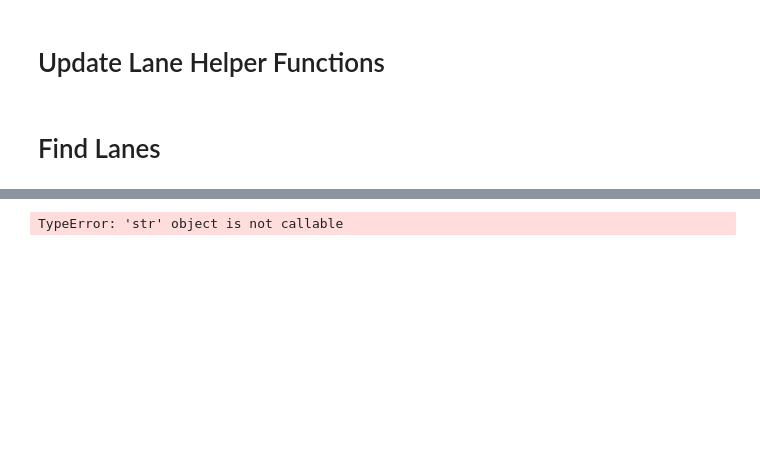
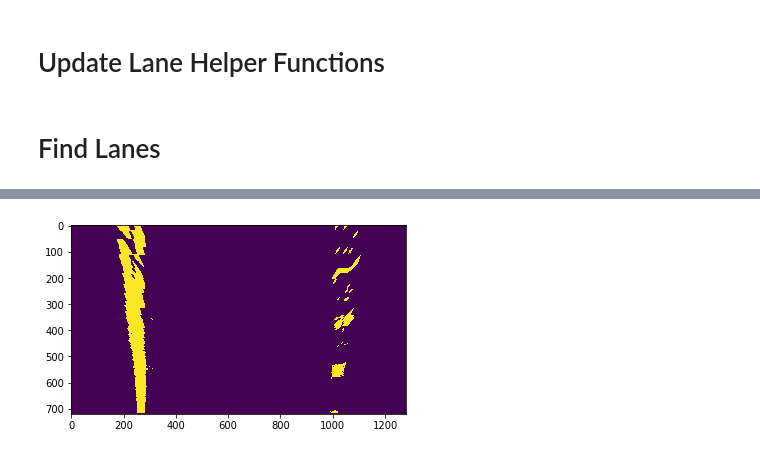
Before and after one commit to ClarenceKuo/advanced-lane-tracking, a Jupyter notebook: advanced-lane-tracking.ipynb, the cells around one changed output, grey strips where cells are left out. Cells and saved outputs as stored; diff of their text form; code cells hidden in the pictures; blank space fills up the shorter version.

Commit message:
FEATURE: build lane extraction finish pipeline() that prepare the material to extract lanes

```diff
--- a/advanced-lane-tracking.ipynb
+++ b/advanced-lane-tracking.ipynb
@@ -31,6 +31,8 @@ class Line():
         self.recent_xfitted = deque([])
         #average x values of the fitted line over the last n iterations
         self.bestx = None
+        # polynomial coefficients of the last n fits of the line
+        self.recent_fit = deque([])
         #polynomial coefficients averaged over the last n iterations
         self.best_fit = None
         #polynomial coefficients for the most recent fit
@@ -309,6 +306,7 @@ def update_line(idx,fit,fitx):
 # Find Lanes
 # %%
 def find_lane_pixels(binary_warped):
+    global midpoint
     # Take a histogram of the bottom half of the image
     histogram = np.sum(binary_warped[binary_warped.shape[0]//2:,:], axis=0)
     # Create an output image to draw on and visualize the result
@@ -387,6 +385,7 @@ def find_lane_pixels(binary_warped):
 
 
 def fit_polynomial(binary_warped):
+    global DEBUG
     # Find our lane pixels first
     leftx, lefty, rightx, righty, out_img = find_lane_pixels(binary_warped)
 
@@ -394,25 +393,21 @@ def fit_polynomial(binary_warped):
     left_fit = np.polyfit(lefty, leftx, 2)
     right_fit = np.polyfit(righty, rightx, 2)
 
-    curv_left, curv_right = get_curv(binary_warped.shape, left_fit, right_fit)
-    print("curvature:"(curv_left, curv_right))
     # Generate x and y values for plotting
     ploty = np.linspace(0, binary_warped.shape[0]-1, binary_warped.shape[0] )
     left_fitx = left_fit[0]*ploty**2 + left_fit[1]*ploty + left_fit[2]
     right_fitx = right_fit[0]*ploty**2 + right_fit[1]*ploty + right_fit[2]
 
-    ## Visualization ##
-    # Colors in the left and right lane regions
-    out_img[lefty, leftx] = [255, 0, 0]
-    out_img[righty, rightx] = [0, 0, 255]
 
-    # Plots the left and right polynomials on the lane lines
-    plt.plot(left_fitx, ploty, color='yellow')
-    plt.plot(right_fitx, ploty, color='yellow')
+    if DEBUG:
+        ## Visualization ##
+        # Colors in the left and right lane regions
+        out_img[lefty, leftx] = [255, 0, 0]
+        out_img[righty, rightx] = [0, 0, 255]
 
-    return out_img, left_fitx, right_fitx
+        # Plots the left and right polynomials on the lane lines
+        plt.plot(left_fitx, ploty, color='yellow')
+        plt.plot(right_fitx, ploty, color='yellow')
+        plt.imshow(out_img)
 
-images = glob.glob('output_images/pipeline_test/pt_straight_lines2.jpg')
-binary_warped = mpimg.imread(images[0])
-out_img,_,_ = fit_polynomial(binary_warped)
-plt.imshow(out_img)
+    return out_img, left_fitx, right_fitx, left_fit, right_fit
@@ -509,45 +426,40 @@ if DEBUG:
 # %%
 def pipeline(img):
-    global dist_pickle, DEBUG
+    global dist_pickle, lines
     # get calibration file
     if len(dist_pickle) == 0:
         try:
             infile = open("cam_cal.p",'rb')
             dist_pickle = pickle.load(infile)
         except:
             dist_pickle = camera_calibration()
     # undistortion
     img = cv2.undistort(img, dist_pickle["mtx"], dist_pickle["dist"], None, dist_pickle["mtx"])
 
     # create gray image
     gray = cv2.cvtColor(img, cv2.COLOR_RGB2GRAY)
 
     # create hls iamge
     hls = cv2.cvtColor(img, cv2.COLOR_RGB2HLS)
 
     # gradient filtering
     _, _, gradx_direct = filtering(gray)
 
     # color filtering
     S = color_filtering(hls)
 
     # combine
     combined_binary = np.zeros_like(gradx_direct)
     combined_binary[(S == 1) | (gradx_direct == 1)] = 1
-#     plt.imshow(combined_binary,cmap=plt.cm.gray)
-    # reshape to 3D
-    combined_binary = np.dstack((combined_binary,combined_binary,combined_binary)) * 255
 
     # perspective transform
     pt_binary, M, Minv = perspective_transform(combined_binary)
 
-    # get line info
-    line_img, left_lane, right_lane = fit_polynomial(binary_warped)
-    plt.imshow(line_img)
+    return pt_binary, M, Minv
 
 if DEBUG:
-#     print(dist_pickle)
     img = cv2.imread("test_images/straight_lines1.jpg")
-    pipeline(img)
+    pt_binary, M, Minv = pipeline(img)
+    plt.imshow(pt_binary)
 # %% [output]
-TypeError: 'str' object is not callable
+[figure, added]
```
Also changed, not shown: parts of 11 cells of this notebook.
